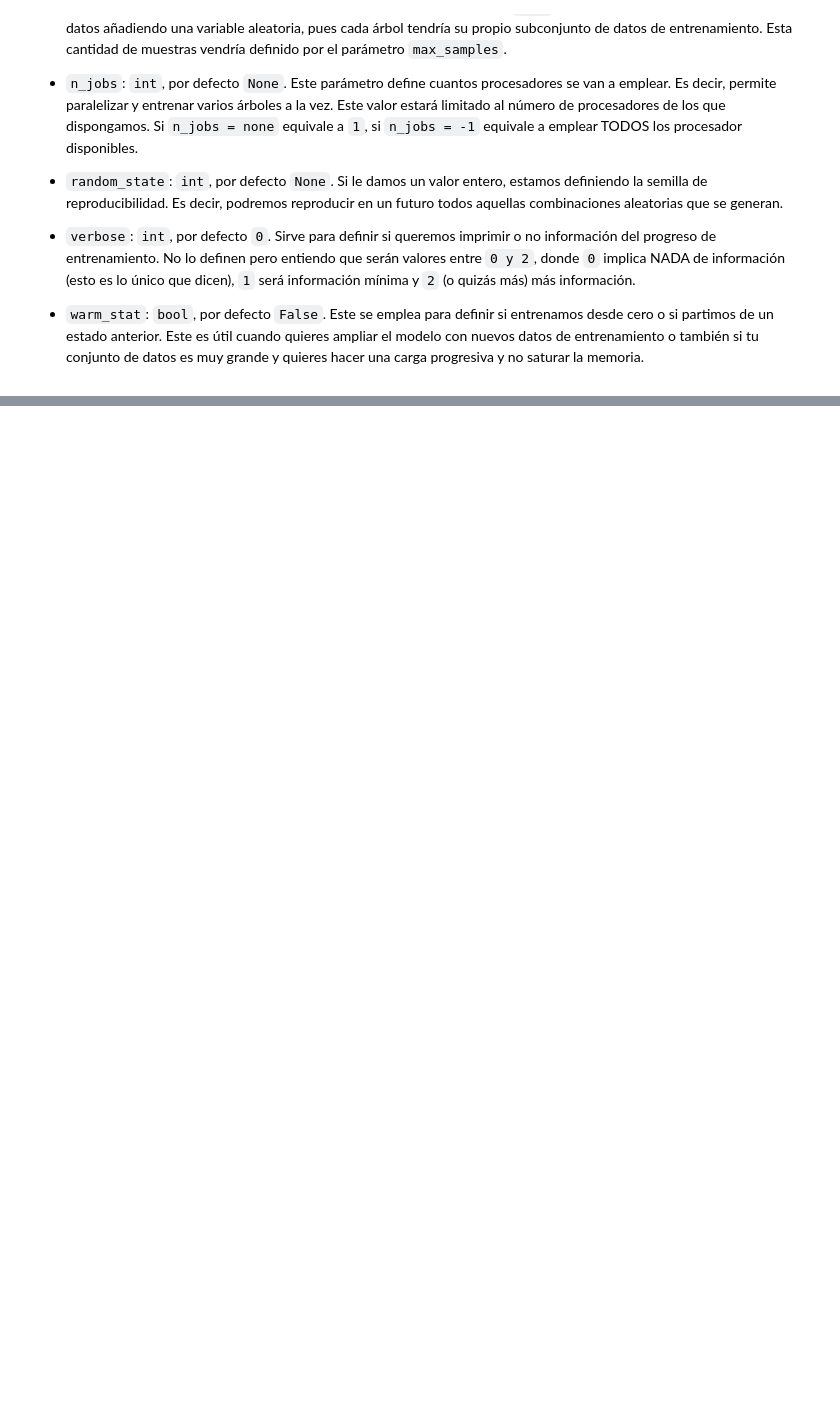
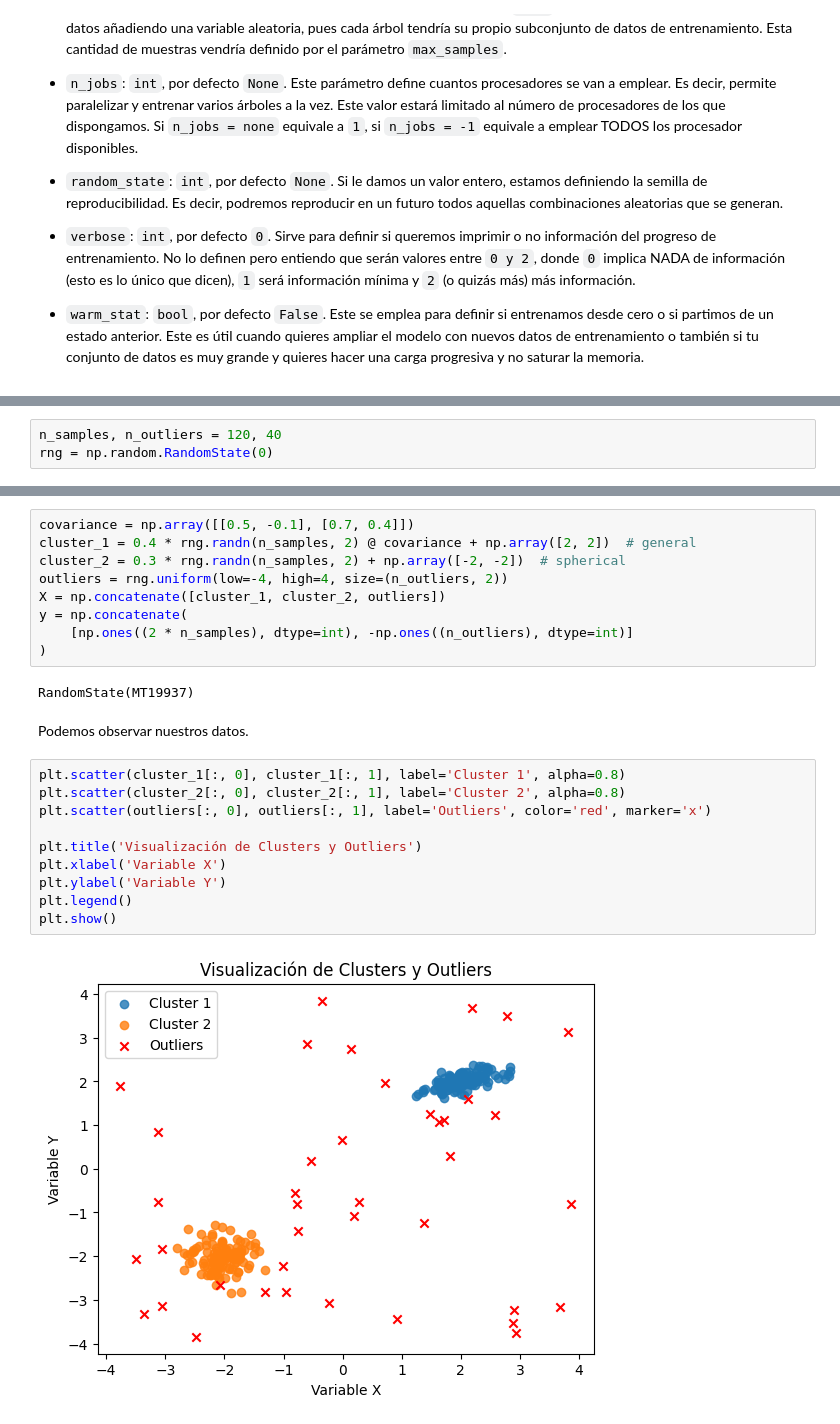
Before and after one commit to mmr689/Outliers-understanding, a Jupyter notebook: isolation-forest.ipynb, the cells around one changed output, grey strips where cells are left out. Saved outputs shown, nothing was run; the diff lists cells and outputs as text; blank space fills up the shorter version.

```diff
--- a/isolation-forest.ipynb
+++ b/isolation-forest.ipynb
@@ -37,0 +55,3 @@ Los parámetros de trabajo de `sklearn.ensemble.IsolationForest()` son:
+# %%
+n_samples, n_outliers = 120, 40
+rng = np.random.RandomState(0)
@@ -37,0 +65,25 @@ Los parámetros de trabajo de `sklearn.ensemble.IsolationForest()` son:
+# %%
+covariance = np.array([[0.5, -0.1], [0.7, 0.4]])
+cluster_1 = 0.4 * rng.randn(n_samples, 2) @ covariance + np.array([2, 2])  # general
+cluster_2 = 0.3 * rng.randn(n_samples, 2) + np.array([-2, -2])  # spherical
+outliers = rng.uniform(low=-4, high=4, size=(n_outliers, 2))
+X = np.concatenate([cluster_1, cluster_2, outliers])
+y = np.concatenate(
+    [np.ones((2 * n_samples), dtype=int), -np.ones((n_outliers), dtype=int)]
+)
+# %% [output]
+RandomState(MT19937)
+# %% [markdown]
+Podemos observar nuestros datos.
+# %%
+plt.scatter(cluster_1[:, 0], cluster_1[:, 1], label='Cluster 1', alpha=0.8)
+plt.scatter(cluster_2[:, 0], cluster_2[:, 1], label='Cluster 2', alpha=0.8)
+plt.scatter(outliers[:, 0], outliers[:, 1], label='Outliers', color='red', marker='x')
+
+plt.title('Visualización de Clusters y Outliers')
+plt.xlabel('Variable X')
+plt.ylabel('Variable Y')
+plt.legend()
+plt.show()
+# %% [output]
+[figure, added]
```
Also changed, not shown: parts of 29 cells of this notebook.
